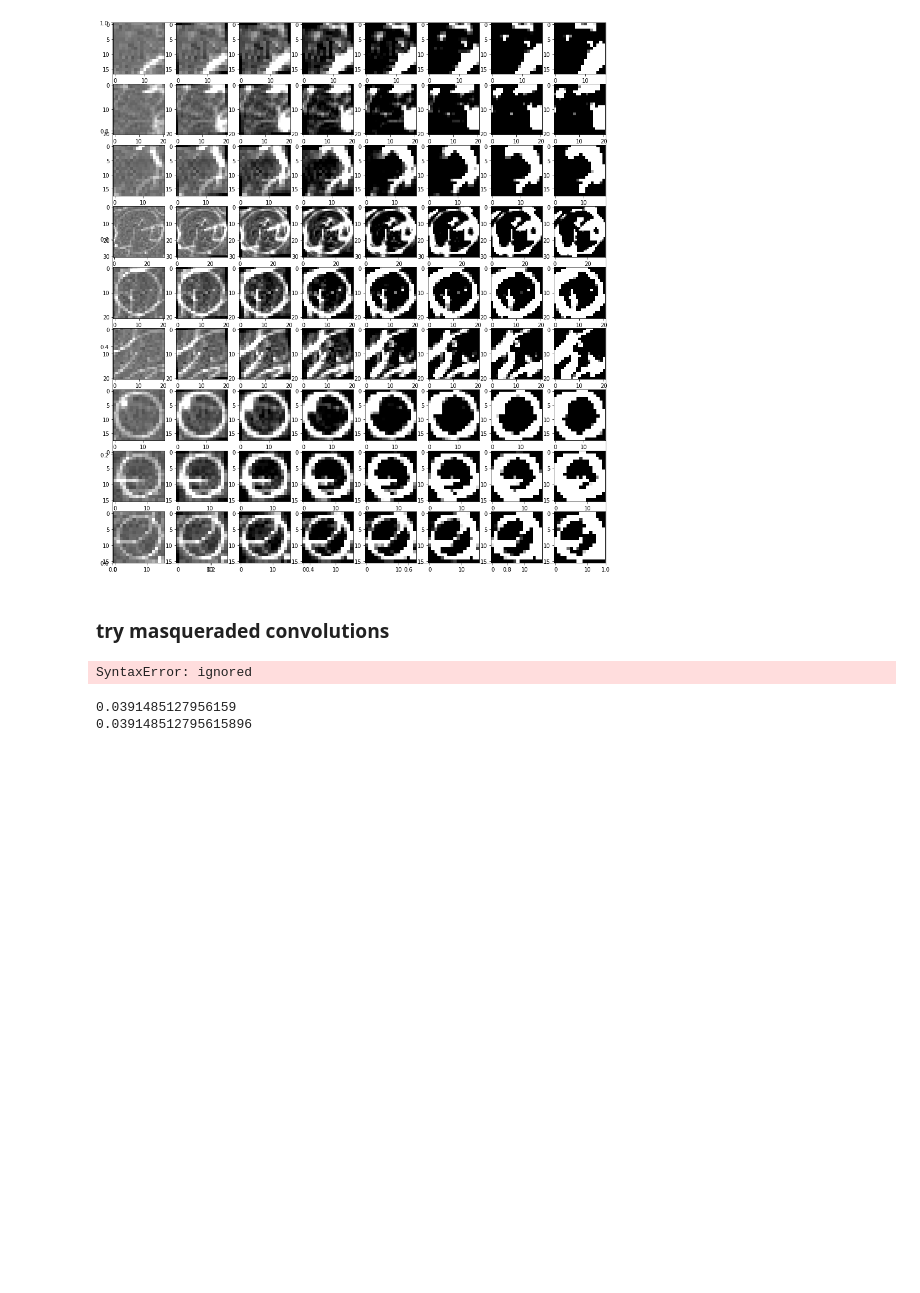
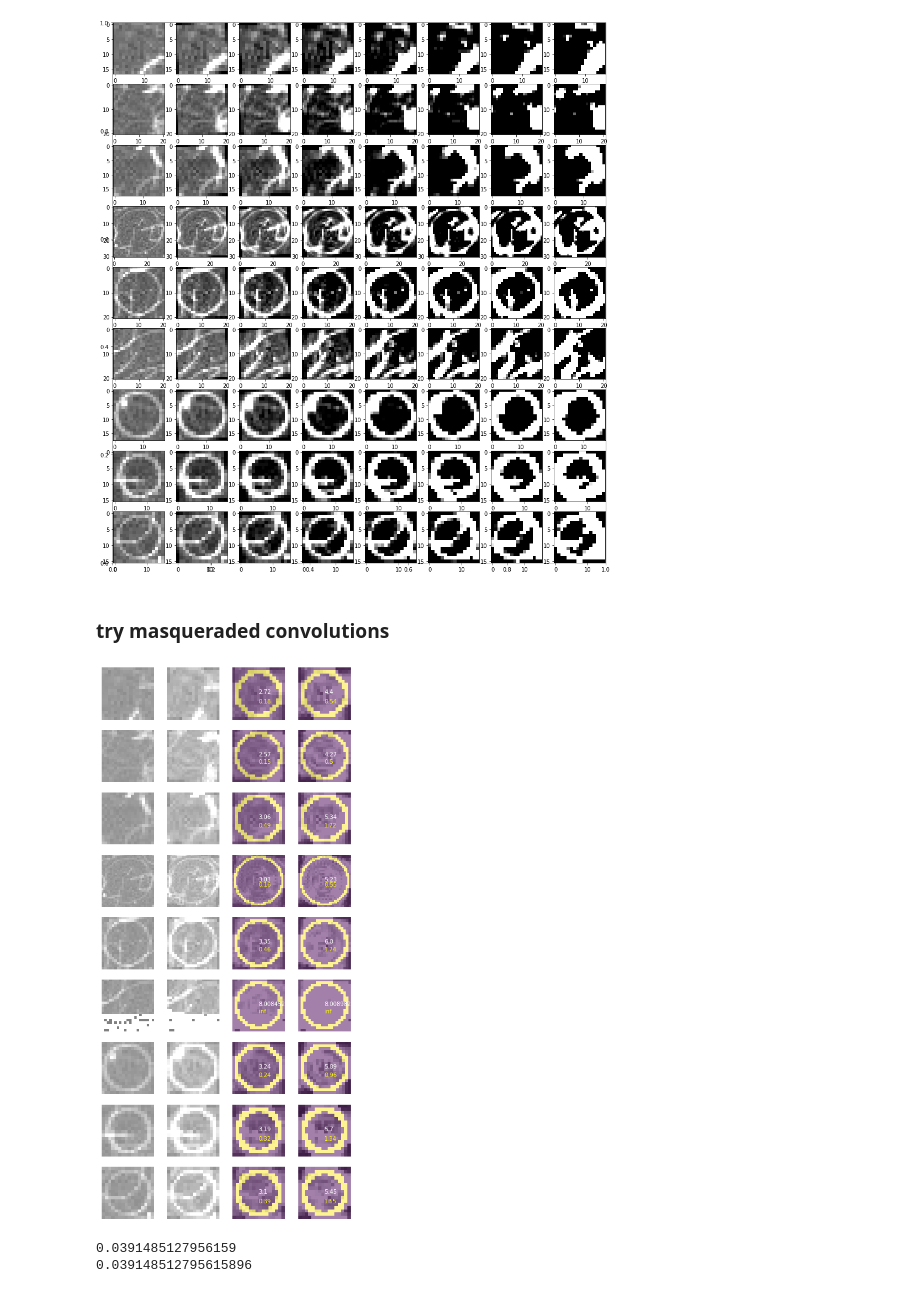
Before and after one commit to andrew-veriga/MathForML, a Jupyter notebook: ConvolutionalCoffieCircles.ipynb, the cells around one changed output. Cells and saved outputs as stored; diff of their text form; code cells hidden in the pictures; blank space fills up the shorter version.

```diff
--- a/ConvolutionalCoffieCircles.ipynb
+++ b/ConvolutionalCoffieCircles.ipynb
@@ -492,45 +494,43 @@ for row in range(len):
   new_matrices = np.zeros_like(sub_matrices)
 
   brightness = (lambda arr, msk: np.mean((arr)[:,:,msk],axis=2))
-  # n1 = (lambda arr:np.max(arr-np.min(arr,axis=(2,3))[:,:,np.newaxis,np.newaxis],axis=(2,3)))
+  n1 = (lambda arr:np.max(arr-np.min(arr,axis=(2,3), keepdims=True),axis=(2,3), keepdims=True))
   # normToOne= (lambda arr:arr-np.mean(arr / n1(arr)[:,:,np.newaxis,np.newaxis], axis=(2,3) )[:,:,np.newaxis,np.newaxis]+1. )
-  # normToZero= (lambda arr:arr-np.mean(arr / n1(arr)[:,:,np.newaxis,np.newaxis], axis=(2,3) )[:,:,np.newaxis,np.newaxis] )
+  normToZero= (lambda arr:arr-np.mean(arr / n1(arr), axis=(2,3),keepdims=True ) )
 
   #multiply all matrices by their rotated copies elementwise
 
   im_index+=1
   ax = fig.add_subplot(len,cnt+2,im_index)
   ax.axis('off')
   ax.imshow(sub_matrices[Y, X], cmap=plt.get_cmap('gray'),vmin=-1,vmax=1)
 
 
   new_matrices[:,:,y_old,x_old] = sub_matrices[:,:,y_new,x_new]
   first_brightness = brightness(new_matrices,mask)
 
   im_index+=1
   ax = fig.add_subplot(len,cnt+2,im_index)
   ax.axis('off')
 
   new_matrices = new_matrices+sub_matrices
   ax.imshow(new_matrices[Y, X], cmap=plt.get_cmap('gray'),vmin=-1,vmax=1)
 
   for col in range(cnt):
     new_matrices[:,:,y_old,x_old] += new_matrices[:,:,y_new,x_new]
-    #new_matrices = normToZero(new_matrices)
+    new_matrices = normToZero(new_matrices)
     im_index+=1
-    # x_min = new_matrices.min(axis=(2,3), keepdims=True)
-    # x_max = new_matrices.max(axis=(2, 3), keepdims=True)
-    # v = np.var(((new_matrices - x_min)/(x_max-x_min))[Y,X][mask])
+    v = new_matrices[Y,X][mask].var()
     ax = fig.add_subplot(len,cnt+2,im_index)
     ax.axis('off')
     ax.imshow(new_matrices[Y, X], cmap=plt.get_cmap('gray'),vmin=-1,vmax=1)
     ax.imshow(mask,alpha=.5)
     conv_value = (brightness(new_matrices,mask) / first_brightness)[Y, X]
     ax.text(center[0],center[1],str(round(conv_value,2)),color='white')
-    ax.text(center[0],center[1]+3,str(round(v,2),color='yellow')
-    # return m
+    ax.text(center[0],center[1]+3,str(round(v,2)),color='yellow')
+  #   # return m
 # %% [output]
-SyntaxError: ignored
+[figure, added]
 # %%
 dom0_1 = (lambda arr: np.max(arr-np.min(arr,axis=(2,3))[:,:,np.newaxis,np.newaxis],axis=(2,3))[:,:,np.newaxis,np.newaxis])
 normToOne= (lambda arr:arr-np.mean(arr / dom0_1(arr)[:,:,np.newaxis,np.newaxis], axis=(2,3) )[:,:,np.newaxis,np.newaxis]+1. )
```
Also changed, not shown: parts of 2 cells of this notebook.
